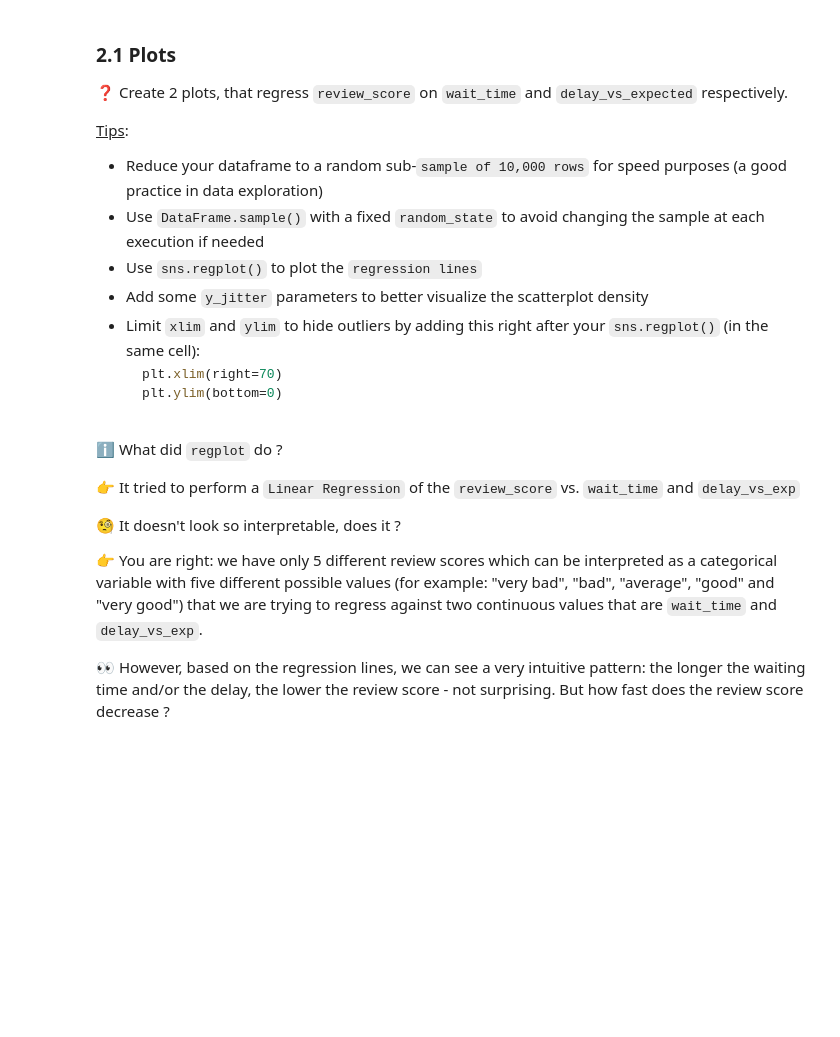
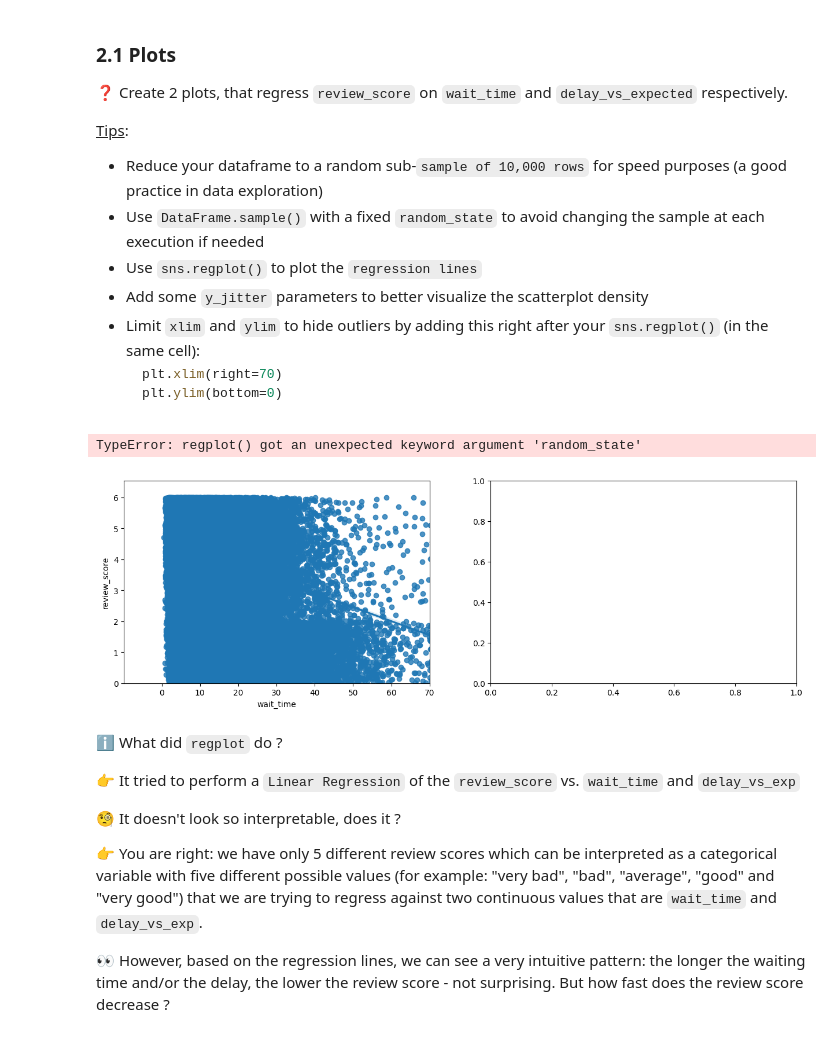
Before and after one commit to aardeleAI/data-seaborn-regression, a Jupyter notebook: seaborn_regression.ipynb, the cells around one changed output. Drawn from its saved outputs; the diff is of its cells as text; code cells hidden in the pictures; blank space fills up the shorter version.

```diff
--- a/seaborn_regression.ipynb
+++ b/seaborn_regression.ipynb
@@ -76,3 +80,16 @@ orders = Order().get_training_data(with_distance_seller_customer=False)
+# %%
+plt.figure(figsize=(15,10))
+plt.subplot(2,2,1)
+sns.regplot(x='wait_time', y='review_score', y_jitter=True, data=DataFrame, ci=95)
+plt.xlim(right=70)
+plt.ylim(bottom=0)
+plt.subplot(2,2,2)
+sns.regplot(x='delay_vs_expected', y='review_score', y_jitter=True, data=DataFrame.sample(10000), random_state=6, ci=90)
+plt.xlim(right=70)
+plt.ylim(bottom=0)
+# %% [output]
+TypeError: regplot() got an unexpected keyword argument 'random_state'
+[figure, added]
 # %%
 # YOUR CODE HERE
 # %% [markdown]
```
Also changed, not shown: parts of 4 cells of this notebook.
